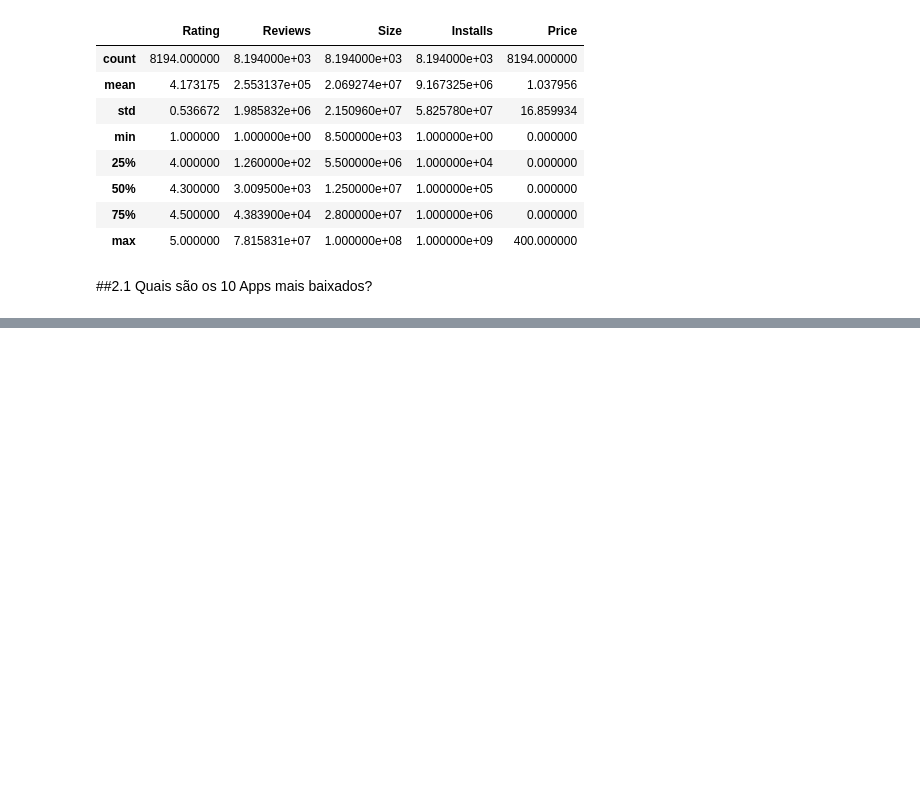
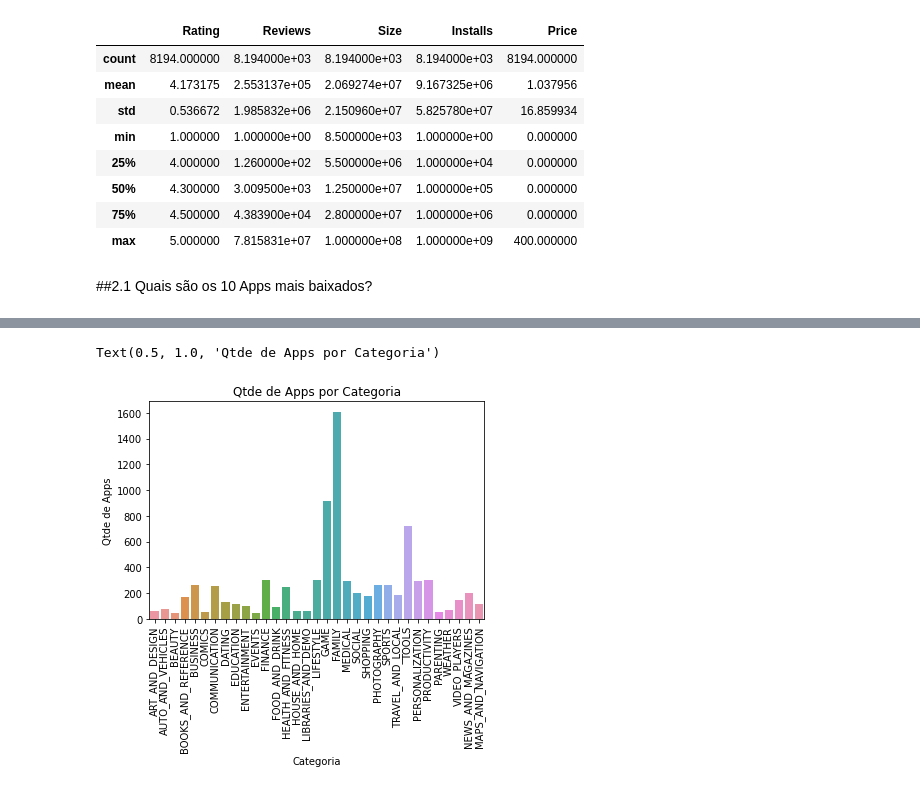
Before and after one commit to edmgjr/portifolio, a Jupyter notebook: Limpesa_e_preprocessamento_de_dados_googleplaystore.ipynb, the cells around one changed output, grey strips where cells are left out. Cells and saved outputs as stored; diff of their text form; code cells hidden in the pictures; blank space fills up the shorter version.

```diff
--- a/Limpesa_e_preprocessamento_de_dados_googleplaystore.ipynb
+++ b/Limpesa_e_preprocessamento_de_dados_googleplaystore.ipynb
@@ -1073,0 +1125,9 @@ top10_apps_mais_baixados = df.sort_values(by='Installs', ascending=)
+# %%
+sns.countplot(data=df, x='Category')
+plt.xticks(rotation=90)
+plt.xlabel('Categoria')
+plt.ylabel('Qtde de Apps')
+plt.title('Qtde de Apps por Categoria')
+# %% [output]
+Text(0.5, 1.0, 'Qtde de Apps por Categoria')
+[figure, added]
```
Also changed, not shown: parts of 30 cells of this notebook.
